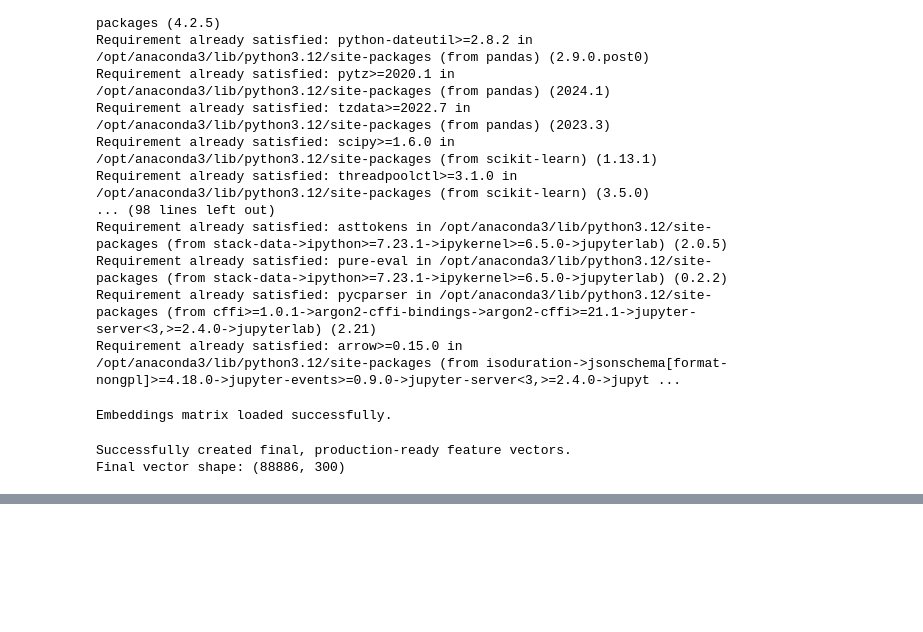
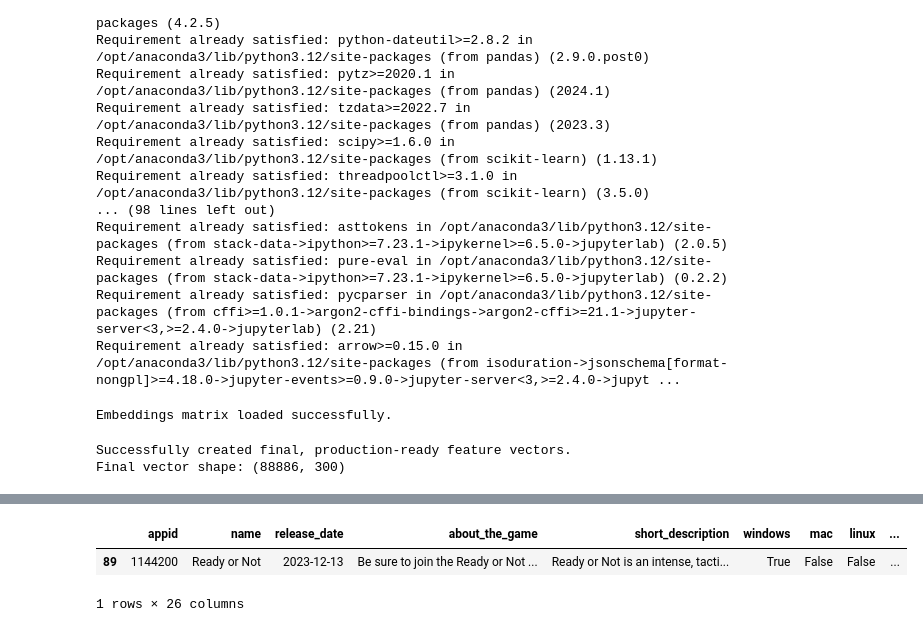
Before and after one commit to atiman-rohatgi/Whats_next.io, a Jupyter notebook: engine_testing.ipynb, the cells around one changed output, grey strips where cells are left out. Saved outputs shown, nothing was run; the diff lists cells and outputs as text; code cells hidden in the pictures; blank space fills up the shorter version.

```diff
--- a/engine_testing.ipynb
+++ b/engine_testing.ipynb
@@ -217,0 +719,6 @@ Shape of query vector: (1, 300)
+# %%
+search(df_games, 'name', "Ready or not")
+# %% [output]
+|  | appid | name | release_date | about_the_game | short_description | windows | mac | linux | ... |
+| 89 | 1144200 | Ready or Not | 2023-12-13 | Be sure to join the Ready or Not ... | Ready or Not is an intense, tacti... | True | False | False | ... |
+1 rows × 26 columns
```
Also changed, not shown: parts of 10 cells of this notebook, 1 other file.
